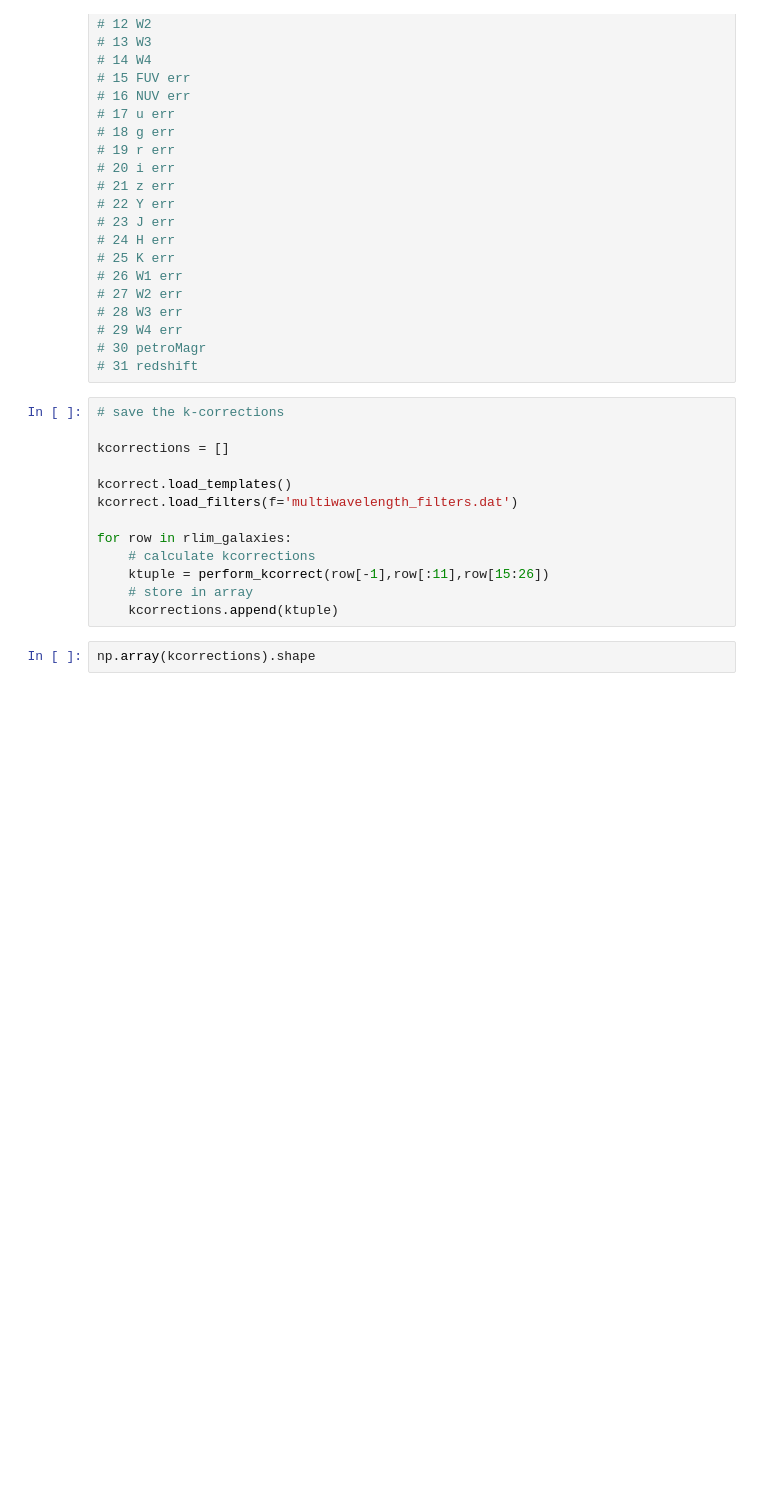
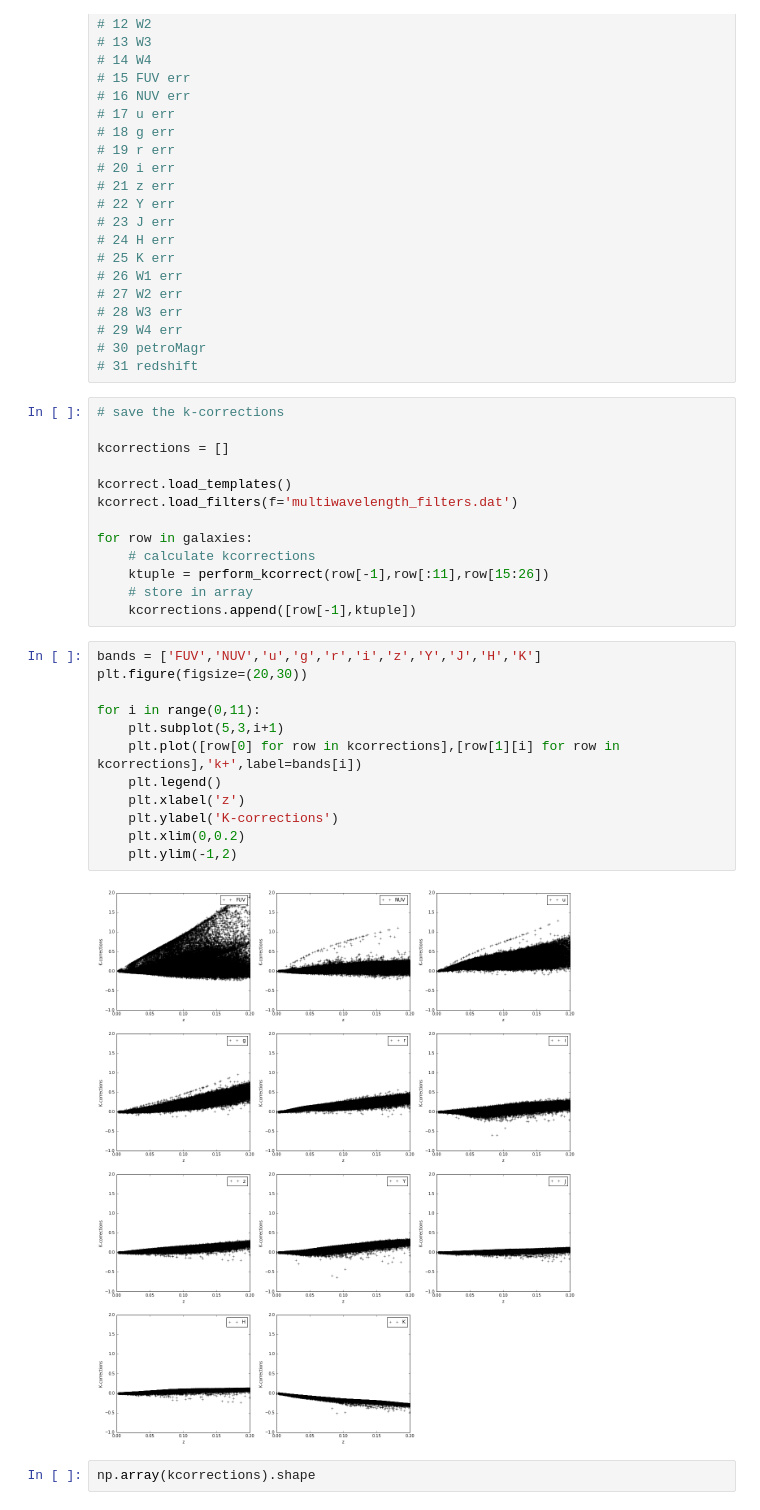
Before and after one commit to calumhrmurray/MPhysProject, a Jupyter notebook: analysis/colours_calibration/looking_at_kcorrections.ipynb, the cells around one changed output. Saved outputs shown, nothing was run; the diff lists cells and outputs as text; blank space fills up the shorter version.

```diff
--- a/analysis/colours_calibration/looking_at_kcorrections.ipynb
+++ b/analysis/colours_calibration/looking_at_kcorrections.ipynb
@@ -253,11 +253,25 @@ kcorrections = []
 kcorrect.load_templates()
 kcorrect.load_filters(f='multiwavelength_filters.dat')
 
-for row in rlim_galaxies:
+for row in galaxies:
     # calculate kcorrections
     ktuple = perform_kcorrect(row[-1],row[:11],row[15:26])
     # store in array
-    kcorrections.append(ktuple)
+    kcorrections.append([row[-1],ktuple])
+# %%
+bands = ['FUV','NUV','u','g','r','i','z','Y','J','H','K']
+plt.figure(figsize=(20,30))
+
+for i in range(0,11):
+    plt.subplot(5,3,i+1)
+    plt.plot([row[0] for row in kcorrections],[row[1][i] for row in kcorrections],'k+',label=bands[i])
+    plt.legend()
+    plt.xlabel('z')
+    plt.ylabel('K-corrections')
+    plt.xlim(0,0.2)
+    plt.ylim(-1,2)
+# %% [output]
+[figure, added]
 # %%
 np.array(kcorrections).shape
 # %% [output]
```
Also changed, not shown: 6 other files.
